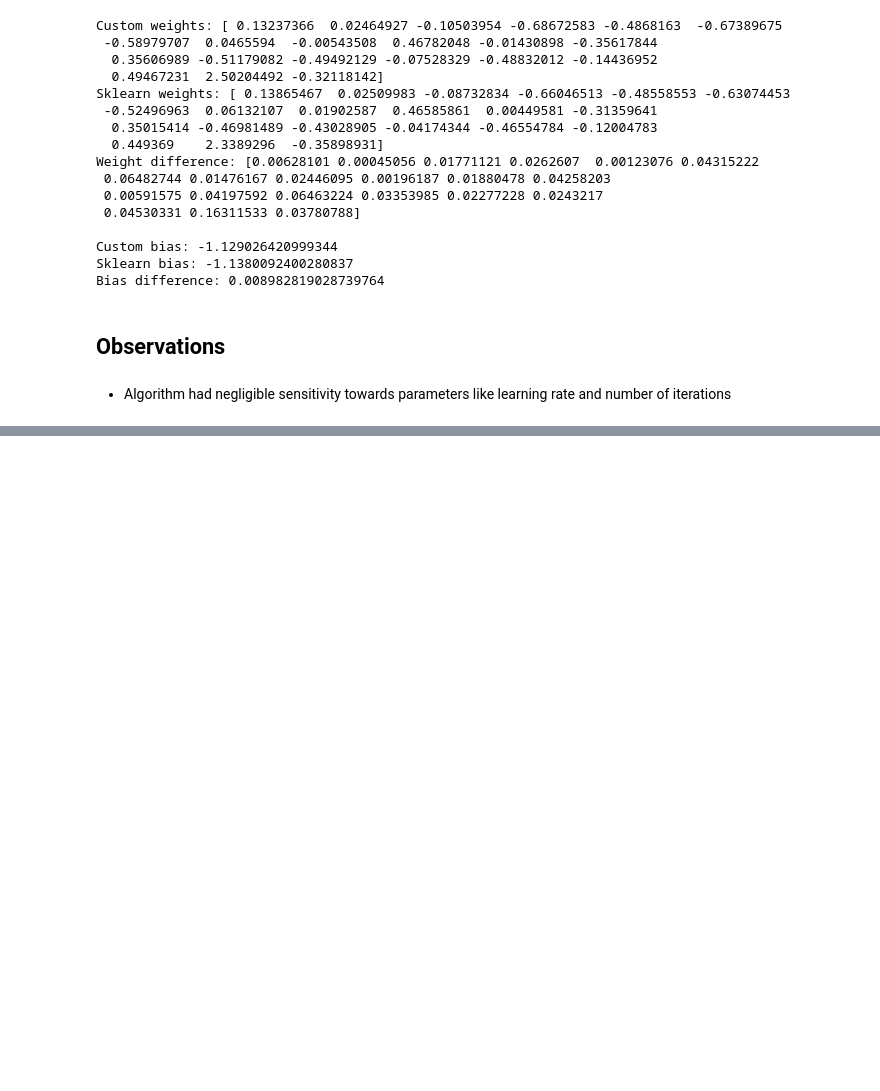
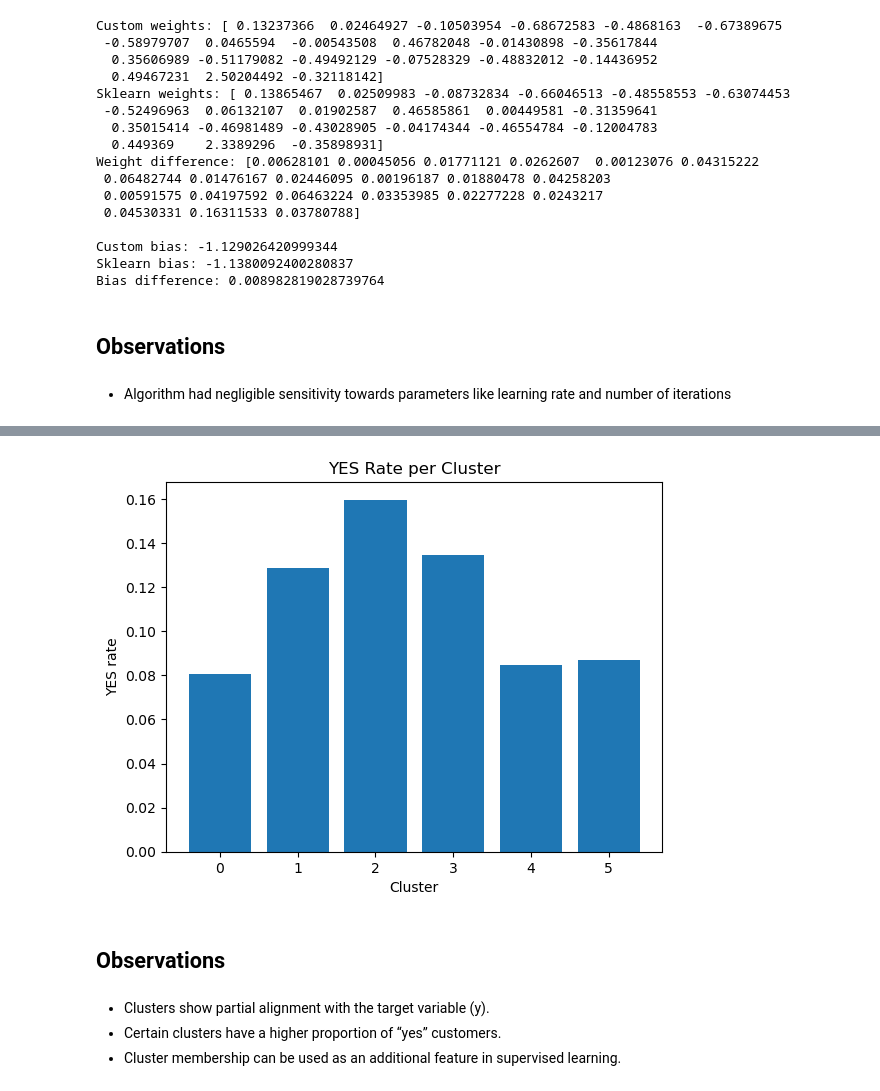
Before and after one commit to ka-rachit/Init_Tasks, a Jupyter notebook: Task2/task2_Rachit.ipynb, the cells around one changed output, grey strips where cells are left out. Saved outputs shown, nothing was run; the diff lists cells and outputs as text; code cells hidden in the pictures; blank space fills up the shorter version.

```diff
--- a/Task2/task2_Rachit.ipynb
+++ b/Task2/task2_Rachit.ipynb
@@ -424,0 +487,2 @@ Bias difference: 0.008982819028739764
+# %%
+y_whole_trnfd = le.fit_transform(y)
@@ -424,0 +513,19 @@ Bias difference: 0.008982819028739764
+# %%
+yes_rates = [
+    np.mean(y_whole_trnfd[y_means == i]) if np.any(y_means == i) else 0
+    for i in range(6)
+]
+
+plt.bar(range(6), yes_rates)
+plt.xlabel("Cluster")
+plt.ylabel("YES rate")
+plt.title("YES Rate per Cluster")
+plt.show()
+# %% [output]
+[figure, added]
+# %% [markdown]
+## Observations
+# %% [markdown]
+- Clusters show partial alignment with the target variable (y).
+- Certain clusters have a higher proportion of “yes” customers.
+- Cluster membership can be used as an additional feature in supervised learning.
```
Also changed, not shown: parts of 11 cells of this notebook.
